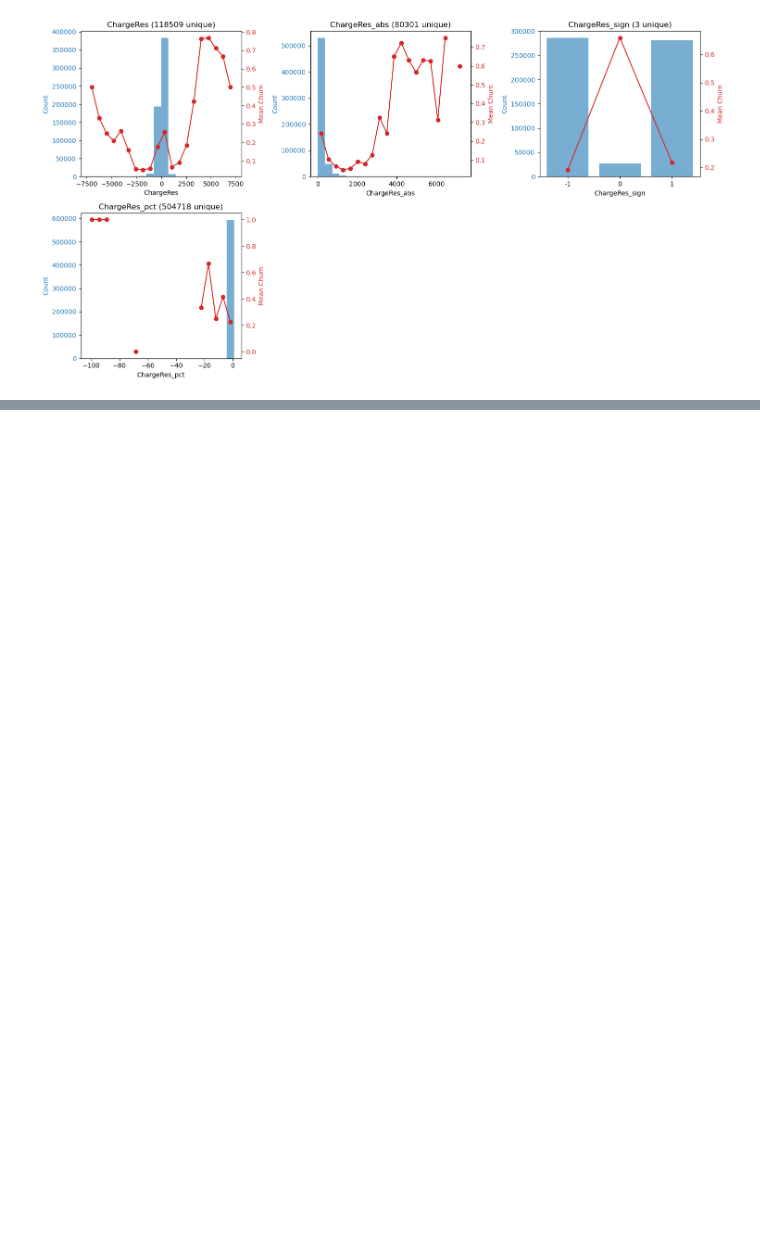
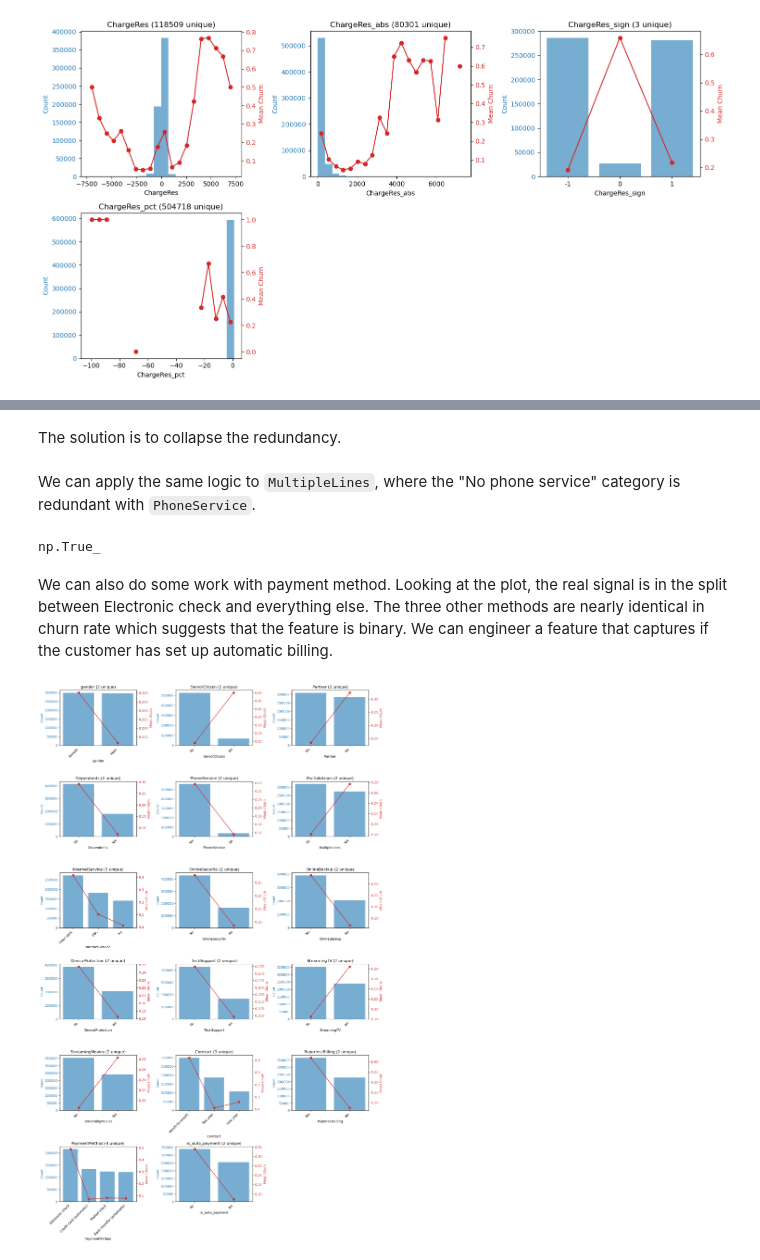
Before and after one commit to jmanuelascacibar/ps6_03_predicting_customer_churn, a Jupyter notebook: eda.ipynb, the cells around one changed output, grey strips where cells are left out. Cells and saved outputs as stored; diff of their text form; code cells hidden in the pictures; blank space fills up the shorter version.

```diff
--- a/eda.ipynb
+++ b/eda.ipynb
@@ -325,0 +459,27 @@ plt.show()
+# %% [markdown]
+The solution is to collapse the redundancy.
+# %%
+cols = ['OnlineSecurity', 'OnlineBackup', 'DeviceProtection',
+              'TechSupport', 'StreamingTV', 'StreamingMovies']
+
+for col in cols:
+    train[col] = train[col].replace('No internet service', 'No')
+    test[col] = test[col].replace('No internet service', 'No')
+    original[col] = original[col].replace('No internet service', 'No')
+# %% [markdown]
+We can apply the same logic to `MultipleLines`, where the "No phone service" category is redundant with `PhoneService`.
+# %%
+no_phone = train["PhoneService"] == "No"
+match = (train["MultipleLines"] == "No phone service") == no_phone
+match.all()
+# %% [output]
+np.True_
+# %%
+train['MultipleLines'] = train['MultipleLines'].replace('No phone service', 'No')
+test['MultipleLines'] = test['MultipleLines'].replace('No phone service', 'No')
+original['MultipleLines'] = original['MultipleLines'].replace('No phone service', 'No')
+# %% [markdown]
+We can also do some work with payment method.
+Looking at the plot, the real signal is in the split between Electronic check and everything else.
+The three other methods are nearly identical in churn rate which suggests that the feature is binary.
+We can engineer a feature that captures if the customer has set up automatic billing.
@@ -325,0 +491,42 @@ plt.show()
+# %%
+used_feats = CATS + ["is_auto_payment"]
+n_cols = 3
+n_rows = (len(used_feats) + n_cols - 1) // n_cols
+
+fig, axes = plt.subplots(n_rows, n_cols, figsize=(15, 4 * n_rows))
+axes = axes.flatten()
+
+for i, col in enumerate(used_feats):
+    ax1 = axes[i]
+    x = train[col].dropna()
+    y = train.loc[x.index, TARGET]
+
+    counts = x.value_counts()
+    mean_y = y.groupby(x).mean()
+
+    order = counts.index
+    counts = counts.loc[order]
+    mean_y = mean_y.loc[order]
+    xpos = np.arange(len(order))
+
+    ax1.bar(xpos, counts.values, alpha=0.6, color='tab:blue')
+    ax1.set_xticks(xpos)
+    ax1.set_xticklabels(order, rotation=45, ha='right')
+    ax1.set_xlabel(col)
+    ax1.set_ylabel('Count', color='tab:blue')
+    ax1.tick_params(axis='y', labelcolor='tab:blue')
+
+    ax2 = ax1.twinx()
+    ax2.plot(xpos, mean_y.values, marker='o', color='tab:red')
+    ax2.set_ylabel('Mean Churn', color='tab:red')
+    ax2.tick_params(axis='y', labelcolor='tab:red')
+    ax1.set_title(f'{col} ({len(order)} unique)')
+
+for i in range(len(used_feats), len(axes)):
+    axes[i].axis('off')
+
+plt.tight_layout()
+fig.savefig('categorical_features_churn_relationship.jpg', dpi=150, bbox_inches='tight')
+plt.show()
+# %% [output]
+[figure, added]
```
Also changed, not shown: parts of 23 cells of this notebook.
